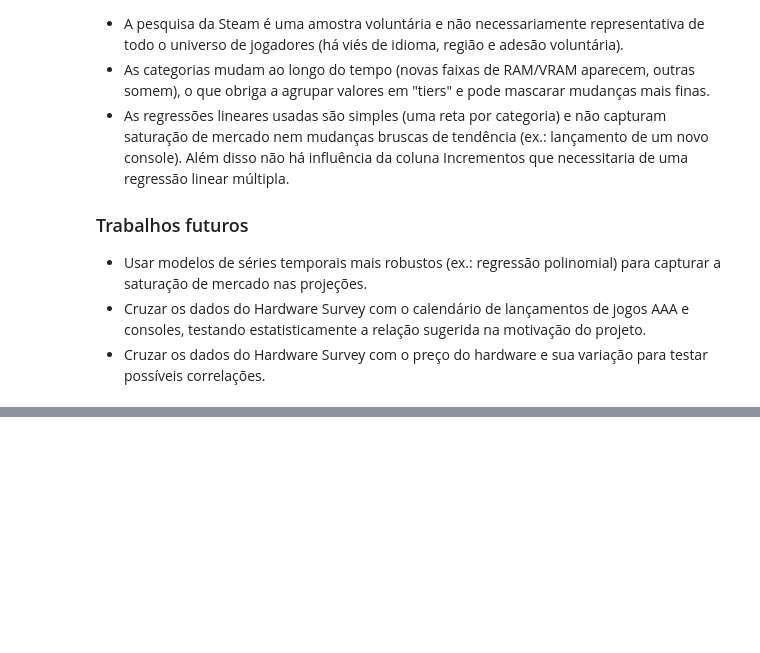
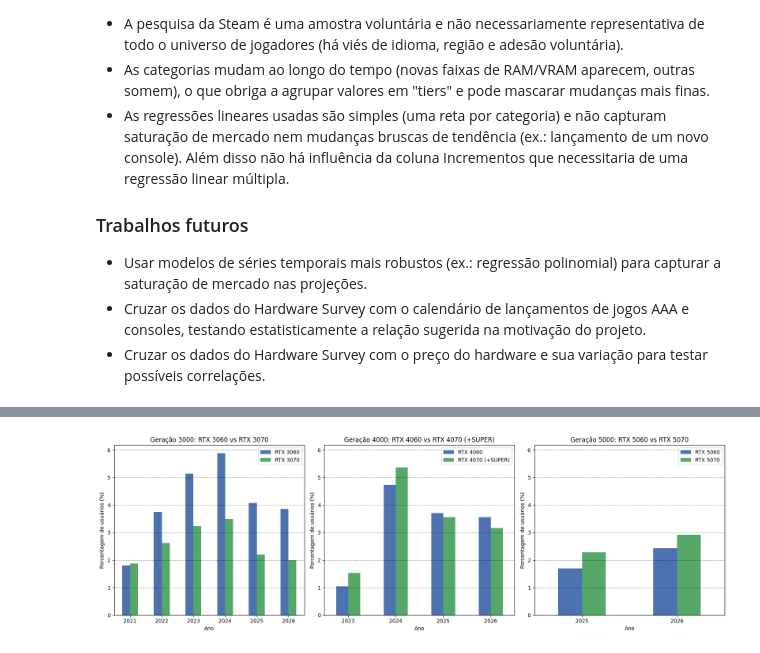
Before and after one commit to caiopaiva92/Trabalho-ICD-, a Jupyter notebook: relatorio-final.ipynb, the cells around one changed output, grey strips where cells are left out. Saved outputs shown, nothing was run; the diff lists cells and outputs as text; code cells hidden in the pictures; blank space fills up the shorter version.

```diff
--- a/relatorio-final.ipynb
+++ b/relatorio-final.ipynb
@@ -2731,0 +3025,32 @@ Ao longo do relatório usamos gráficos de **barras** (distribuição de RAM/VRA
+# %%
+fig, axes = plt.subplots(1, 3, figsize=(17, 5.5))
+
+tabela_3000.plot(kind='bar', ax=axes[0], color=["#4C72B0", "#55A868"])
+axes[0].set_title('Geração 3000: RTX 3060 vs RTX 3070')
+axes[0].set_xlabel('Ano')
+axes[0].set_ylabel('Porcentagem de usuários (%)')
+axes[0].tick_params(axis='x', rotation=0)
+axes[0].grid(axis='y', color='black', linestyle='--', alpha=0.4)
+
+tabela_4000.plot(kind='bar', ax=axes[1], color=["#4C72B0", "#55A868"])
+axes[1].set_title('Geração 4000: RTX 4060 vs RTX 4070 (+SUPER)')
+axes[1].set_xlabel('Ano')
+axes[1].set_ylabel('Porcentagem de usuários (%)')
+axes[1].tick_params(axis='x', rotation=0)
+axes[1].grid(axis='y', color='black', linestyle='--', alpha=0.4)
+
+tabela_5000.plot(kind='bar', ax=axes[2], color=["#4C72B0", "#55A868"])
+axes[2].set_title('Geração 5000: RTX 5060 vs RTX 5070')
+axes[2].set_xlabel('Ano')
+axes[2].set_ylabel('Porcentagem de usuários (%)')
+axes[2].tick_params(axis='x', rotation=0)
+axes[2].grid(axis='y', color='black', linestyle='--', alpha=0.4)
+
+limite_y = max(axes[0].get_ylim()[1], axes[1].get_ylim()[1], axes[2].get_ylim()[1])
+for ax in axes:
+    ax.set_ylim(0, limite_y)
+
+plt.tight_layout()
+plt.show()
+# %% [output]
+[figure, added]
```
Also changed, not shown: parts of 27 cells of this notebook.
